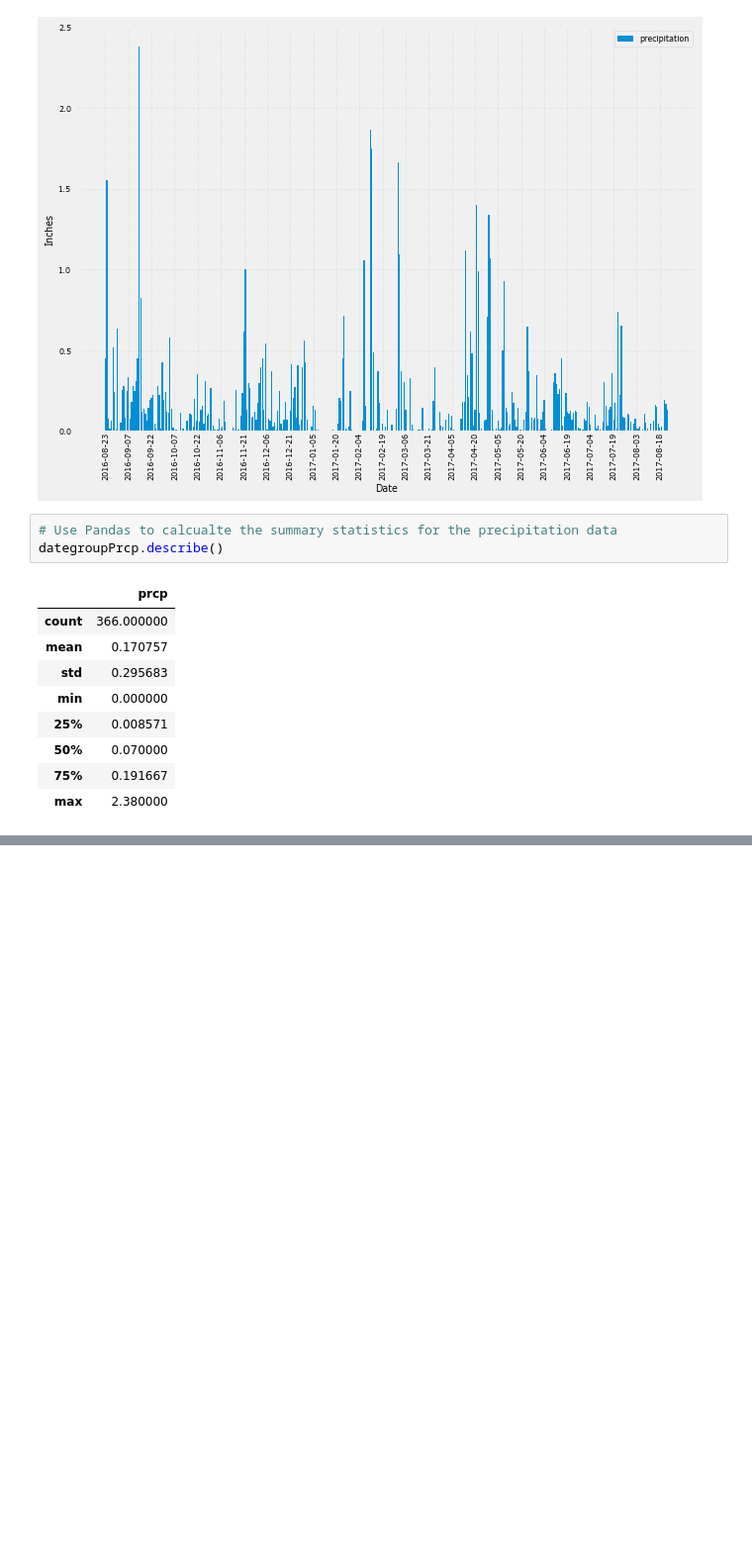
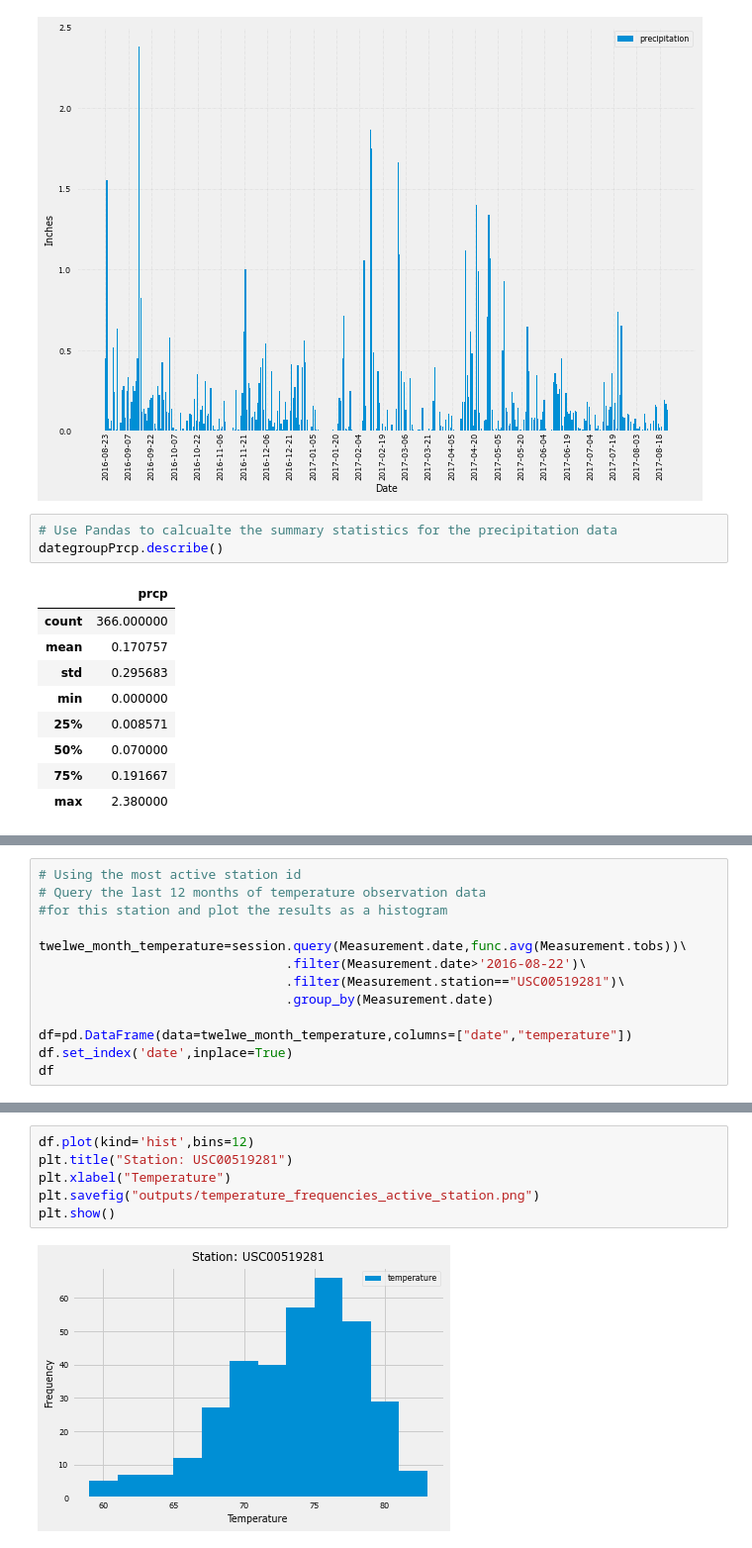
Before and after one commit to warshophysical/sqlalchemy-challenge, a Jupyter notebook: climate_analysis.ipynb, the cells around one changed output, grey strips where cells are left out. Shown at 99% size. Saved outputs shown, nothing was run; the diff lists cells and outputs as text; blank space fills up the shorter version.

Commit message:
histogram

```diff
--- a/climate_analysis.ipynb
+++ b/climate_analysis.ipynb
@@ -123,0 +154,13 @@ dategroupPrcp.describe()
+# %%
+# Using the most active station id
+# Query the last 12 months of temperature observation data
+#for this station and plot the results as a histogram
+
+twelwe_month_temperature=session.query(Measurement.date,func.avg(Measurement.tobs))\
+                                .filter(Measurement.date>'2016-08-22')\
+                                .filter(Measurement.station=="USC00519281")\
+                                .group_by(Measurement.date)
+
+df=pd.DataFrame(data=twelwe_month_temperature,columns=["date","temperature"])
+df.set_index('date',inplace=True)
+df
@@ -123,0 +182,8 @@ dategroupPrcp.describe()
+# %%
+df.plot(kind='hist',bins=12)
+plt.title("Station: USC00519281")
+plt.xlabel("Temperature")
+plt.savefig("outputs/temperature_frequencies_active_station.png")
+plt.show()
+# %% [output]
+[figure, added]
```
Also changed, not shown: parts of 10 cells of this notebook.
